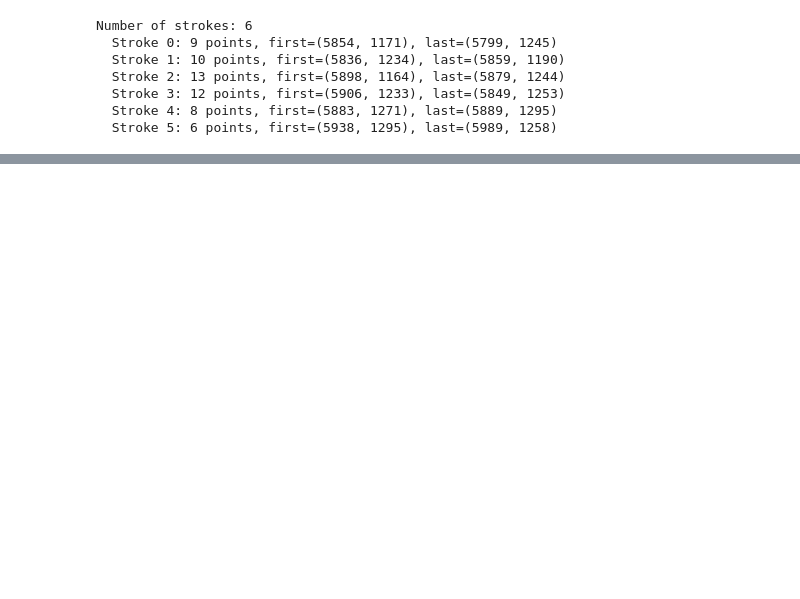
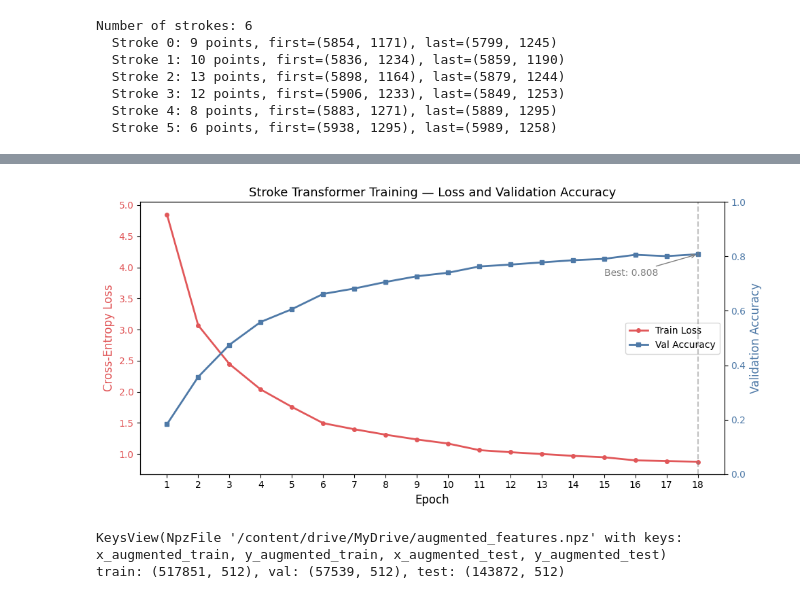
Before and after one commit to DontBlink113/CS229_Final_Project, a Jupyter notebook: casia_ML.ipynb, the cells around one changed output, grey strips where cells are left out. Saved outputs shown, nothing was run; the diff lists cells and outputs as text; code cells hidden in the pictures; blank space fills up the shorter version.

```diff
--- a/casia_ML.ipynb
+++ b/casia_ML.ipynb
@@ -614,0 +663,60 @@ print(f"\nbest val acc: {best_val_acc:.3f}")
+# %%
+import matplotlib.pyplot as plt
+
+epochs = list(range(1, 19))
+loss = [4.8518, 3.0694, 2.4466, 2.0381, 1.7570, 1.4959, 1.3973, 1.3104,
+        1.2335, 1.1679, 1.0622, 1.0286, 0.9993, 0.9702, 0.9472, 0.8975, 0.8859, 0.8754]
+val_acc = [0.183, 0.357, 0.475, 0.559, 0.606, 0.662, 0.682, 0.706,
+           0.727, 0.740, 0.763, 0.770, 0.778, 0.786, 0.791, 0.806, 0.801, 0.808]
+
+fig, ax1 = plt.subplots(figsize=(10, 5))
+
+color_loss = '#E15759'
+color_acc  = '#4E79A7'
+
+ax1.plot(epochs, loss, color=color_loss, linewidth=2, marker='o', markersize=4, label='Train Loss')
+ax1.set_xlabel('Epoch', fontsize=12)
+ax1.set_ylabel('Cross-Entropy Loss', color=color_loss, fontsize=12)
+ax1.tick_params(axis='y', labelcolor=color_loss)
+ax1.set_xticks(epochs)
+
+ax2 = ax1.twinx()
+ax2.plot(epochs, val_acc, color=color_acc, linewidth=2, marker='s', markersize=4, label='Val Accuracy')
+ax2.set_ylabel('Validation Accuracy', color=color_acc, fontsize=12)
+ax2.tick_params(axis='y', labelcolor=color_acc)
+ax2.set_ylim(0, 1)
+
+best_epoch = val_acc.index(max(val_acc)) + 1
+ax2.axvline(x=best_epoch, color='gray', linestyle='--', alpha=0.5)
+ax2.annotate(f'Best: {max(val_acc):.3f}', xy=(best_epoch, max(val_acc)),
+             xytext=(best_epoch - 3, max(val_acc) - 0.08),
+             arrowprops=dict(arrowstyle='->', color='gray'),
+             fontsize=10, color='gray')
+
+lines1, labels1 = ax1.get_legend_handles_labels()
+lines2, labels2 = ax2.get_legend_handles_labels()
+ax1.legend(lines1 + lines2, labels1 + labels2, loc='center right', fontsize=10)
+
+plt.title('Stroke Transformer Training — Loss and Validation Accuracy', fontsize=13)
+plt.tight_layout()
+plt.savefig('transformer_training.png', dpi=150, bbox_inches='tight')
+plt.show()
+# %% [output]
+[figure, added]
+# %%
+import numpy as np
+from sklearn.model_selection import train_test_split
+
+aug_data = np.load('/content/drive/MyDrive/augmented_features.npz', allow_pickle=True)
+print(aug_data.keys())
+x_train, y_train = aug_data['x_augmented_train'], aug_data['y_augmented_train']
+x_test,  y_test  = aug_data['x_augmented_test'],  aug_data['y_augmented_test']
+
+x_train, x_val, y_train, y_val = train_test_split(
+    x_train, y_train, test_size=0.1, stratify=y_train, random_state=42
+)
+
+print(f"train: {x_train.shape}, val: {x_val.shape}, test: {x_test.shape}")
+# %% [output]
+KeysView(NpzFile '/content/drive/MyDrive/augmented_features.npz' with keys: x_augmented_train, y_augmented_train, x_augmented_test, y_augmented_test)
+train: (517851, 512), val: (57539, 512), test: (143872, 512)
```
Also changed, not shown: parts of 15 cells of this notebook.
